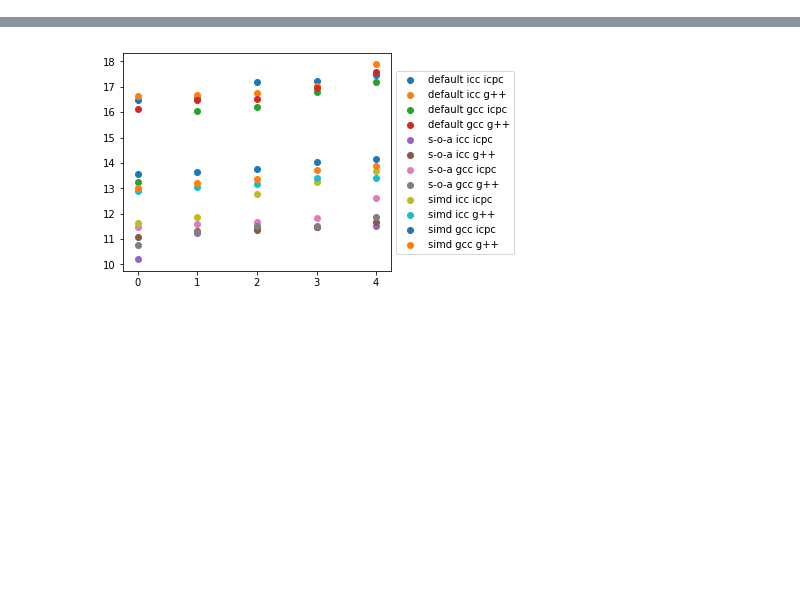
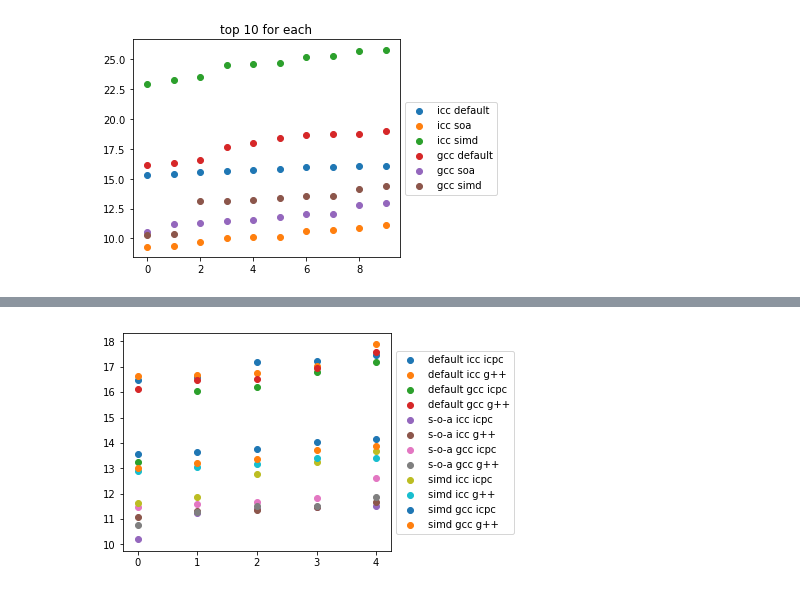
Before and after one commit to hashmup/genie, a Jupyter notebook: analyze/Untitled.ipynb, the cells around one changed output, grey strips where cells are left out. Drawn from its saved outputs; the diff is of its cells as text; code cells hidden in the pictures; blank space fills up the shorter version.

```diff
--- a/analyze/Untitled.ipynb
+++ b/analyze/Untitled.ipynb
@@ -25,10 +25,10 @@ df = df.sort_values(by="time")
 df = df.reset_index(drop=True)
 df2 = df2.sort_values(by="time")
 df2 = df2.reset_index(drop=True)
-# df3 = df3.sort_values(by="time")
-# df3 = df3.reset_index(drop=True)
-# df4 = df4.sort_values(by="time")
-# df4 = df4.reset_index(drop=True)
+df3 = df3.sort_values(by="time")
+df3 = df3.reset_index(drop=True)
+df4 = df4.sort_values(by="time")
+df4 = df4.reset_index(drop=True)
 # %%
 def convert(str):
     s = eval(str)
@@ -50,10 +50,80 @@ bench2 = df2['bench'].values
 macro2 = df2['macro'].values
 compile_option2 = [convert(x) for x in df2['compile_options'].values]
 
-# time3 = df3['time'].values
-# bench3 = df3['bench'].values
-# macro3 = df3['macro'].values
+time3 = df3['time'].values
+bench3 = df3['bench'].values
+macro3 = df3['macro'].values
 
-# time4 = df4['avg_time'].values
-# bench4 = df4['bench'].values
-# macro4 = df4['macro'].values
+time4 = df4['avg_time'].values
+bench4 = df4['bench'].values
+macro4 = df4['macro'].values
+# %%
+x1 = []
+y1 = []
+x2 = []
+y2 = []
+x3 = []
+y3 = []
+x4 = []
+y4 = []
+x5 = []
+y5 = []
+x6 = []
+y6 = []
+i1 = 0
+i2 = 0
+i3 = 0
+i4 = 0
+i5 = 0
+i6 = 0
+for i in range(len(time)):
+    if time[i] > 200:
+        continue
+    if bench[i]:
+        x1.append(i1)
+        y1.append(time[i])
+        i1 += 1
+    elif macro[i]:
+        x2.append(i2)
+        y2.append(time[i])
+        i2 += 1
+    else:
+        x3.append(i3)
+        y3.append(time[i])
+        i3 += 1
+for i in range(len(time3)):
+    if time3[i] > 200:
+        continue
+    if bench3[i]:
+        x4.append(i4)
+        y4.append(time3[i])
+        i4 += 1
+    elif macro3[i]:
+        x5.append(i5)
+        y5.append(time3[i])
+        i5 += 1
+    else:
+        x6.append(i6)
+        y6.append(time3[i])
+        i6 += 1
+# print(x)
+# print(y)
+fig = plt.figure()
+ax = plt.subplot(111)
+ax.scatter(x1[:10], y1[:10], label="icc default")
+ax.scatter(x2[:10], y2[:10], label="icc soa")
+ax.scatter(x3[:10], y3[:10], label="icc simd")
+ax.scatter(x4[:10], y4[:10], label="gcc default")
+ax.scatter(x5[:10], y5[:10], label="gcc soa")
+ax.scatter(x6[:10], y6[:10], label="gcc simd")
+
+# Shrink current axis by 20%
+box = ax.get_position()
+ax.set_position([box.x0, box.y0, box.width * 0.8, box.height])
+
+# Put a legend to the right of the current axis
+ax.legend(loc='center left', bbox_to_anchor=(1, 0.5))
+plt.title("top 10 for each")
+plt.show()
+# %% [output]
+[figure, added]
```
Also changed, not shown: parts of 2 cells of this notebook, 1 other file.
